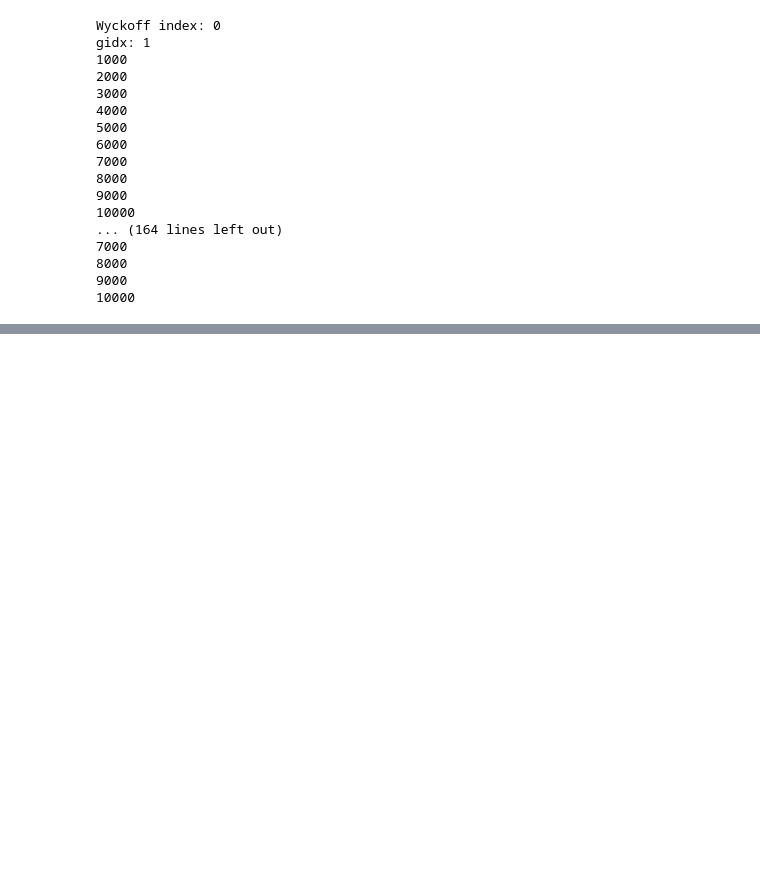
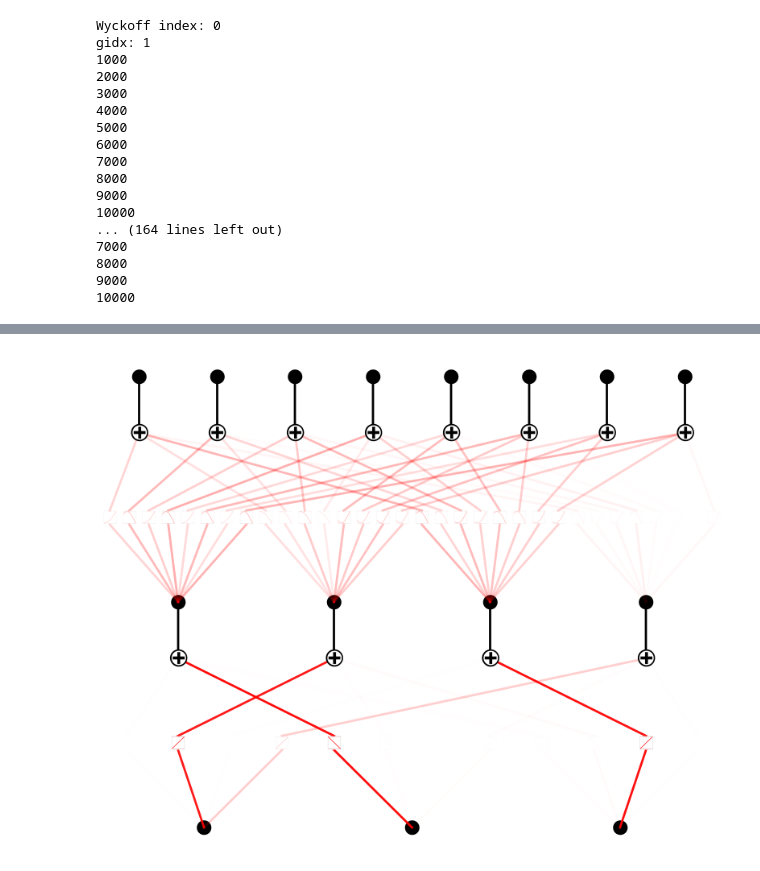
Before and after one commit to AliGhorashiCMT/Sparse-networks-for-topological-photonics, a Jupyter notebook: rectangular_lattices/kans_for_smooth.ipynb, the cells around one changed output, grey strips where cells are left out. Drawn from its saved outputs; the diff is of its cells as text; code cells hidden in the pictures; blank space fills up the shorter version.

```diff
--- a/rectangular_lattices/kans_for_smooth.ipynb
+++ b/rectangular_lattices/kans_for_smooth.ipynb
@@ -123,0 +161,5 @@ model.plot(scale=1)
+# %%
+model.plot(scale=2)
+#plt.savefig("./figures/TM-Band1-100-99-prunedinput.pdf")
+# %% [output]
+[figure, added]
```
Also changed, not shown: parts of 77 cells of this notebook.
